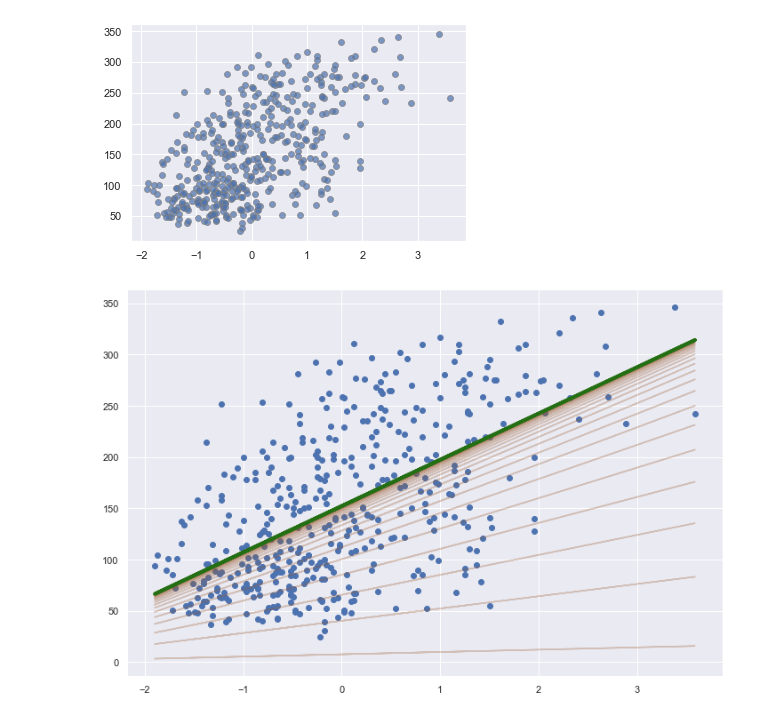
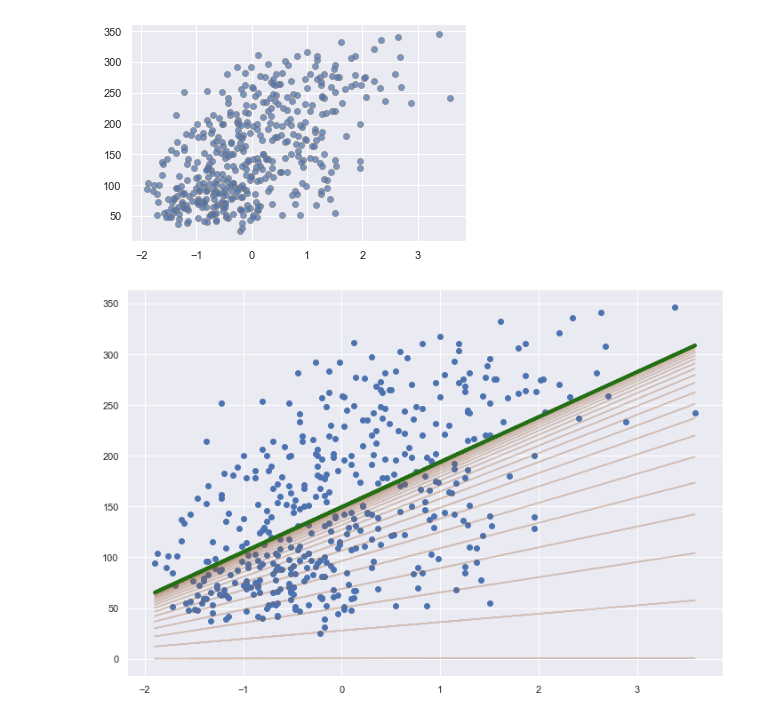
Before and after one commit to Bounty1993/ML-Algorithms-From-Scratch, a Jupyter notebook: linear_models/SGD.ipynb, the cells around one changed output. Drawn from its saved outputs; the diff is of its cells as text; code cells hidden in the pictures.

```diff
--- a/linear_models/SGD.ipynb
+++ b/linear_models/SGD.ipynb
@@ -19,8 +19,8 @@ J(\theta) = \frac{1}{2m}\lvert\lvert X\theta - Y \lvert\lvert^2 + \frac{\lambda}
 \end{equation*}
 # %%
 class SGDRegressor:
-    def __init__(self, fit_intercept=True, normalize=False, lam=0.005, batch_size=100, max_iter=200,
-                 alpha = 0.05):
+    def __init__(self, fit_intercept=True, normalize=False, lam=0.005, batch_size=100, max_iter=2000,
+                 alpha = 0.002):
         self.fit_intercept = fit_intercept
         self.normalize = normalize
         self.lam = lam
@@ -62,13 +62,14 @@ class SGDRegressor:
         m = X.shape[0]
         num_features = X.shape[1]
         theta = np.zeros((num_features, 1))
-
+        self.errors = []
         for i in range(num_iter):
             h = self._compute_hypothesis(X, theta)
             error = h - Y
             temp_X = np.dot(error.T, X)
             reg_term = self._get_regularisation(theta, m)
             theta = theta - alpha  * (temp_X.T / m + reg_term)
+            self.errors.append(error)
         return theta
 
     def fit(self, X, Y):
@@ -79,6 +80,7 @@ class SGDRegressor:
         num_features = X.shape[1]
         theta = np.zeros((num_features, 1))
         self.theta_list = []
+        self.errors = []
         for _ in range(self.max_iter):
             inds = np.random.permutation(m)[:self.batch_size]
             batch_X = X
@@ -89,6 +91,7 @@ class SGDRegressor:
             reg_term = self._get_regularisation(theta, m)
             theta = theta - self.alpha  * (temp_X.T / m + reg_term)
             self.theta_list.append(theta)
+            self.errors.append(np.sqrt((error.T@error) / error.shape[0]).flatten()[0])
         self.theta = theta
 
     def predict(self, X):
@@ -116,12 +119,12 @@ y_pred = model.predict(X)
 # %%
 fig, ax = plt.subplots(figsize=(12,8))
 ax.scatter(X, Y)
-for theta in model.theta_list[::5]:
+for theta in model.theta_list[::100]:
     intercept = np.ones(X.shape[0]).reshape(-1, 1)
     X_with_intercept = np.concatenate((intercept, X), axis=1)
     result = np.dot(X_with_intercept, theta)
     ax.plot(X, result, c='#995a2c', alpha=0.3)
 
 ax.plot(X, y_pred, linewidth=4, c='#246e14');
 # %% [output]
-[figure, old version]
+[figure, new version]
```
Also changed, not shown: parts of 1 cell of this notebook.
